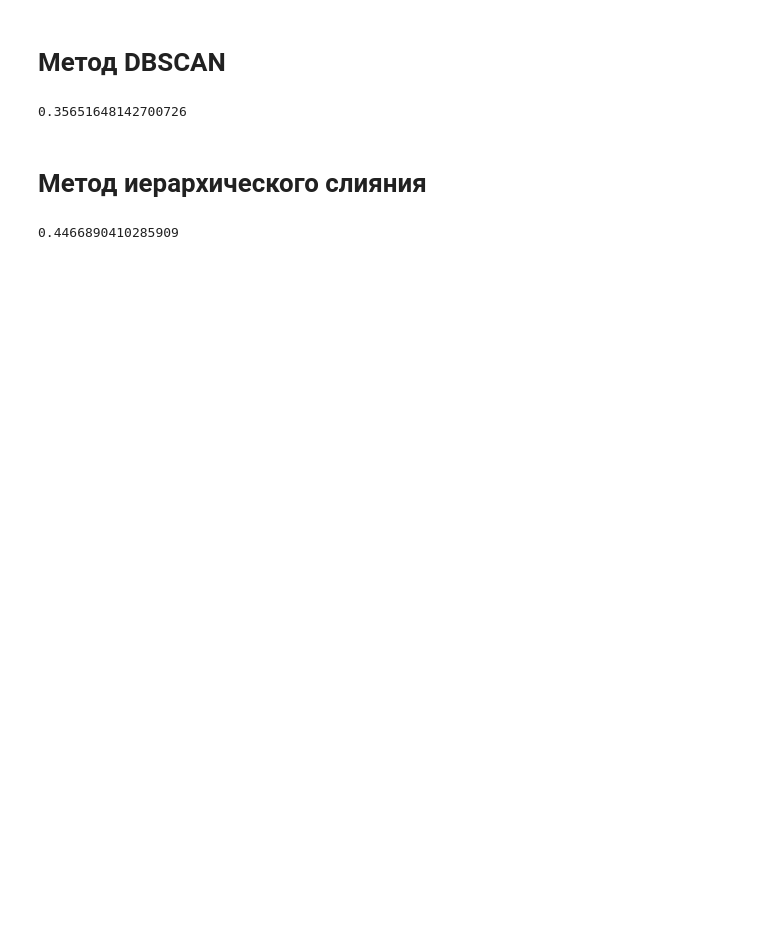
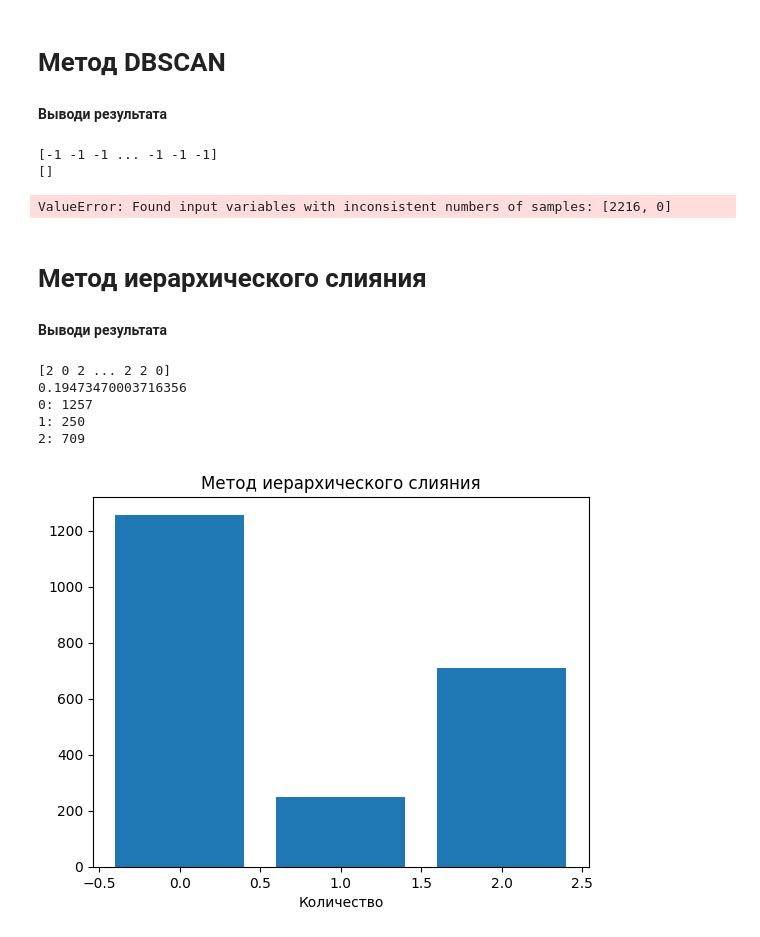
Before and after one commit to BobVoit/lab3, a Jupyter notebook: main.ipynb, the cells around one changed output. Cells and saved outputs as stored; diff of their text form; code cells hidden in the pictures; blank space fills up the shorter version.

```diff
--- a/main.ipynb
+++ b/main.ipynb
@@ -76,19 +125,36 @@ print(silhouette_score(features_std, model.labels_))
 from sklearn.preprocessing import StandardScaler
 from sklearn.cluster import DBSCAN
 
+
 # Стандартизировать признаки
 scaler = StandardScaler()
-features_std = scaler.fit_transform(features)
+features_std = scaler.fit_transform(np.array(df.values))
 
 # Создать объект плотностной кластеризации dbscan
 cluster = DBSCAN(n_jobs=-1)
 
 # Натренировать модель
 model = cluster.fit(features_std)
-
-print(silhouette_score(features_std, model.labels_))
+labels = model.labels_
-# %% [output]
-0.35651648142700726
+# %% [markdown]
+**Выводи результата**
+# %%
+print(labels)
+labels = labels[labels != -1]
+print(labels)
+print(silhouette_score(features_std, labels))
+counts = np.bincount(labels)
+print("\n".join(f"{index}: {value}" for index, value in enumerate(counts)))
+
+plt.bar([index for index in range(len(counts))], counts)
+plt.xlabel("Кластеры")
+plt.xlabel("Количество")
+plt.title("Метод DBSCAN")
+plt.show()
+# %% [output]
+[-1 -1 -1 ... -1 -1 -1]
+[]
+ValueError: Found input variables with inconsistent numbers of samples: [2216, 0]
 # %% [markdown]
 # Метод иерархического слияния
 # %%
@@ -98,14 +164,31 @@ from sklearn.cluster import AgglomerativeClustering
 
 # Стандартизировать признаки
 scaler = StandardScaler()
-features_std = scaler.fit_transform(features)
+features_std = scaler.fit_transform(np.array(df.values))
 
 # Создать объект агломеративной кластеризации
 cluster = AgglomerativeClustering(n_clusters=3)
 
 # Натренировать модель
 model = cluster.fit(features_std)
-
-print(silhouette_score(features_std, model.labels_))
+labels = model.labels_
-# %% [output]
-0.4466890410285909
+# %% [markdown]
+**Выводи результата**
+# %%
+print(labels)
+print(silhouette_score(features_std, labels))
+counts = np.bincount(labels)
+print("\n".join(f"{index}: {value}" for index, value in enumerate(counts)))
+
+plt.bar([index for index in range(len(counts))], counts)
+plt.xlabel("Кластеры")
+plt.xlabel("Количество")
+plt.title("Метод иерархического слияния")
+plt.show()
+# %% [output]
+[2 0 2 ... 2 2 0]
+0.19473470003716356
+0: 1257
+1: 250
+2: 709
+[figure, added]
```
Also changed, not shown: parts of 7 cells of this notebook, 1 other file.
